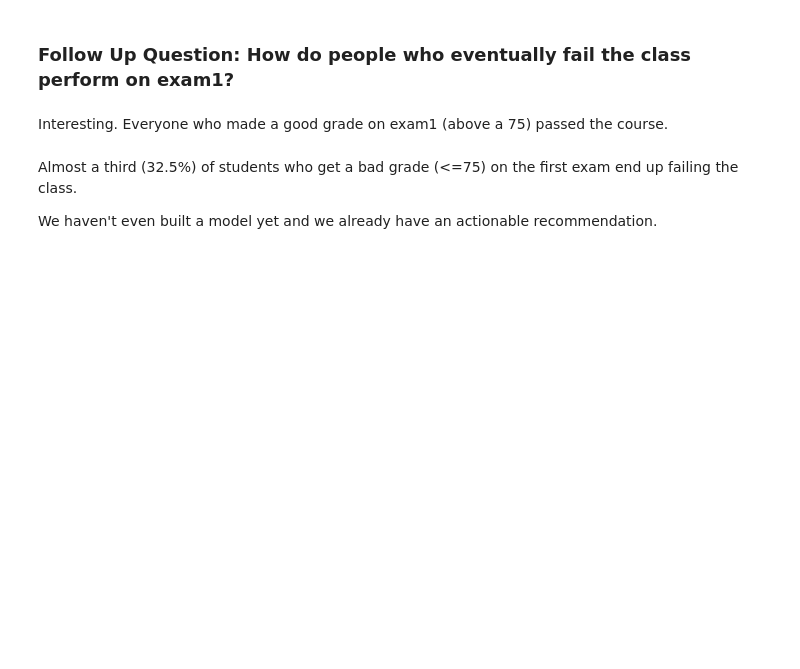
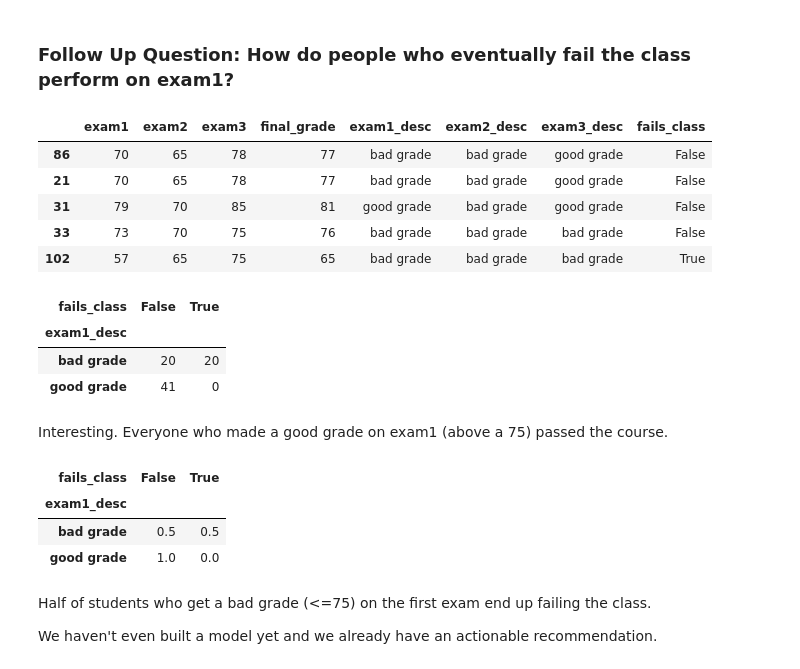
Before and after one commit to CodeupClassroom/kalpana-regression-exercises, a Jupyter notebook: exploration_lesson.ipynb, the cells around one changed output. Drawn from its saved outputs; the diff is of its cells as text; code cells hidden in the pictures; blank space fills up the shorter version.

```diff
--- a/exploration_lesson.ipynb
+++ b/exploration_lesson.ipynb
@@ -236,14 +339,33 @@ sns.pairplot(train, hue='exam1_desc')
 # %% [markdown]
 ### Follow Up Question: How do people who eventually fail the class perform on exam1?
 # %%
-train['fails_class'] = train.final_grade < 70
+train['fails_class'] = train.final_grade <= 70
+# %%
+train.head()
+# %% [output]
+|  | exam1 | exam2 | exam3 | final_grade | exam1_desc | exam2_desc | exam3_desc | fails_class |
+| 86 | 70 | 65 | 78 | 77 | bad grade | bad grade | good grade | False |
+| 21 | 70 | 65 | 78 | 77 | bad grade | bad grade | good grade | False |
+| 31 | 79 | 70 | 85 | 81 | good grade | bad grade | good grade | False |
+| 33 | 73 | 70 | 75 | 76 | bad grade | bad grade | bad grade | False |
+| 102 | 57 | 65 | 75 | 65 | bad grade | bad grade | bad grade | True |
 # %%
 pd.crosstab(train.exam1_desc, train.fails_class)
+# %% [output]
+| fails_class | False | True |
+| exam1_desc |  |  |
+| bad grade | 20 | 20 |
+| good grade | 41 | 0 |
 # %% [markdown]
 Interesting. Everyone who made a good grade on exam1 (above a 75) passed the course.
 # %%
 pd.crosstab(train.exam1_desc, train.fails_class, normalize='index')
+# %% [output]
+| fails_class | False | True |
+| exam1_desc |  |  |
+| bad grade | 0.5 | 0.5 |
+| good grade | 1.0 | 0.0 |
 # %% [markdown]
-Almost a third (32.5%) of students who get a bad grade (<=75) on the first exam end up failing the class.
+Half of students who get a bad grade (<=75) on the first exam end up failing the class.
 
 We haven't even built a model yet and we already have an actionable recommendation.
```
Also changed, not shown: parts of 26 cells of this notebook.
